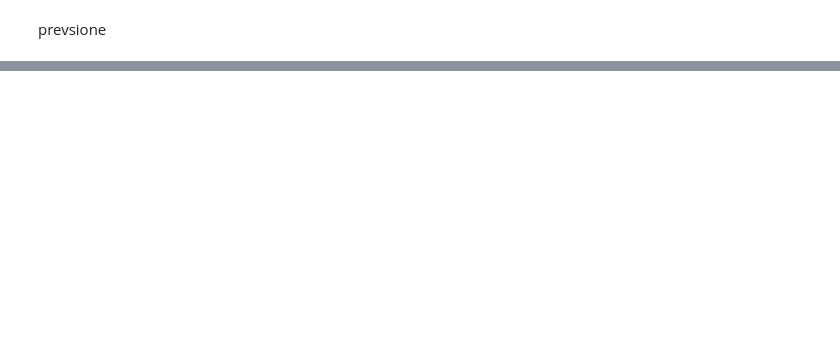
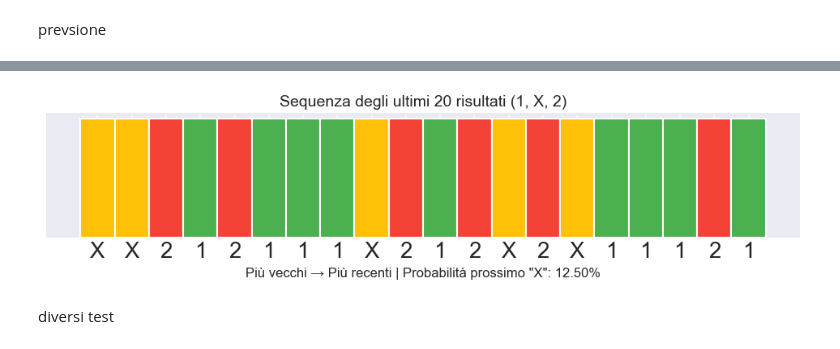
Before and after one commit to AndreyBertasini/eurobet_virtual, a Jupyter notebook: analitica.ipynb, the cells around one changed output, grey strips where cells are left out. Saved outputs shown, nothing was run; the diff lists cells and outputs as text; code cells hidden in the pictures; blank space fills up the shorter version.

```diff
--- a/analitica.ipynb
+++ b/analitica.ipynb
@@ -848,0 +1153,59 @@ Analisi completata! Tutti i grafici sono stati salvati.
+# %%
+import pandas as pd
+import matplotlib.pyplot as plt
+
+# Caricare il file CSV
+file_path = 'virtual_matches_data.csv'  # Cambia con il percorso corretto del file
+data = pd.read_csv(file_path)
+
+# Convertire la colonna della data in formato datetime per il filtraggio e ordinamento
+data['datetime'] = pd.to_datetime(data['datetime'])
+data = data.sort_values(by='datetime')  # Ordinare per data
+
+# Estrarre gli ultimi 20 eventi
+last_20_events = data.tail(20)
+sequence = last_20_events['result'].tolist()
+
+# Calcolare le probabilità di transizione per il modello di Markov
+transitions = {'1': {'1': 0, 'X': 0, '2': 0},
+               'X': {'1': 0, 'X': 0, '2': 0},
+               '2': {'1': 0, 'X': 0, '2': 0}}
+
+# Popolare la matrice delle transizioni
+for i in range(1, len(sequence)):
+    prev = sequence[i - 1]
+    curr = sequence[i]
+    transitions[prev][curr] += 1
+
+# Normalizzare per ottenere le probabilità
+for state, counts in transitions.items():
+    total = sum(counts.values())
+    if total > 0:
+        for next_state in counts:
+            transitions[state][next_state] /= total
+
+# Probabilità che il prossimo evento sia "X" dato l'ultimo evento
+last_event = sequence[-1]
+prob_next_X = transitions[last_event]['X']
+
+# Creare il grafico sequenziale
+plt.figure(figsize=(12, 2))
+plt.bar(
+    range(len(sequence)),
+    [1]*len(sequence),
+    color=[
+        '#4CAF50' if x == '1' else '#FFC107' if x == 'X' else '#F44336'
+        for x in sequence
+    ],
+    tick_label=sequence,
+    width=1
+)
+plt.title('Sequenza degli ultimi 20 risultati (1, X, 2)', fontsize=14)
+plt.xlabel(f'Più vecchi → Più recenti | Probabilità prossimo "X": {prob_next_X:.2%}', fontsize=12)
+plt.yticks([])  # Rimuovere l'asse Y per chiarezza
+plt.grid(axis='x', linestyle='--', alpha=0.7)
+plt.show()
+# %% [output]
+[figure, added]
+# %% [markdown]
+diversi test
```
Also changed, not shown: parts of 12 cells of this notebook, 10 other files.
